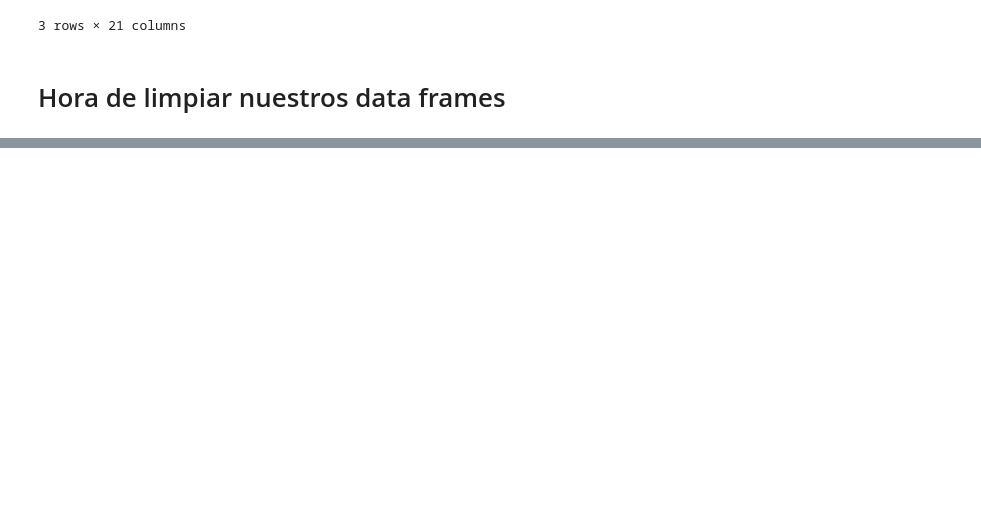
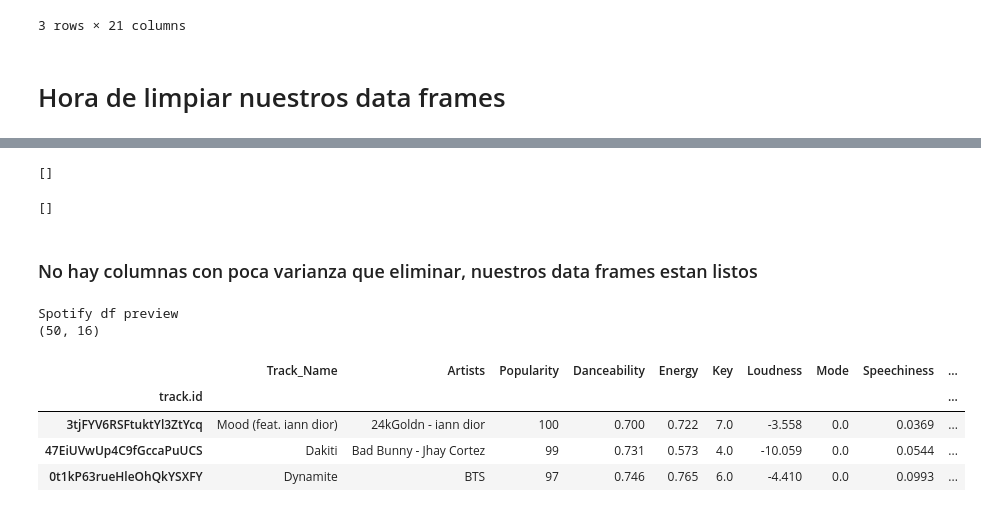
Before and after one commit to joseruga/Proyect-API-and-Web-Scraping, a Jupyter notebook: Code/Proyecto_scrapping_API_wrapper_codigo_explicado.ipynb, the cells around one changed output, grey strips where cells are left out. Drawn from its saved outputs; the diff is of its cells as text; code cells hidden in the pictures; blank space fills up the shorter version.

```diff
--- a/Proyecto scrapping_API.ipynb
+++ b/Code/Proyecto_scrapping_API_wrapper_codigo_explicado.ipynb
@@ -260,0 +307,6 @@ Billboard df preview
+# %%
+def artist_extract(list_dict):
+    return(' - '.join([artist['name'] for artist in list_dict]))
+# %%
+billboard_songs_feat['Artists']=billboard_songs_feat['Artists'].apply(artist_extract)
+spotify_songs_feat['Artists']=spotify_songs_feat['Artists'].apply(artist_extract)
@@ -260,0 +341,50 @@ Billboard df preview
+# %%
+#Cambiamos los campos q necesitamos a numerico para hacer analisis
+numeric_cols = ['Danceability',
+       'Energy', 'Key', 'Loudness', 'Mode', 'Speechiness', 'Acousticness',
+       'Instrumentalness', 'Liveness', 'Valence', 'Tempo', 'Duration']
+for col in numeric_cols:
+    spotify_songs_feat[col]=spotify_songs_feat[col].astype('float64')
+for col in numeric_cols:
+    billboard_songs_feat[col]=billboard_songs_feat[col].astype('float64')
+# %%
+#Cambiamos el tiempo a segundos
+spotify_songs_feat['Duration']=spotify_songs_feat['Duration']/1000
+billboard_songs_feat['Duration']=billboard_songs_feat['Duration']/1000
+# %%
+#Buscamos las columnas que tienen poca varianza pues no nos dan mucho valor
+low_variance_spotify=[]
+for col in spotify_songs_feat._get_numeric_data():#Get numeric solo trae las q tienen nums
+    minimun = min(spotify_songs_feat[col]) #Seleccionas el valor mas chico d la columna
+    ninety_pc = np.percentile(spotify_songs_feat[col],90) #Calculamos el percentil 90
+    if ninety_pc == minimun: #Si el minimo es igual al 90% d las observaciones, no es útil
+        low_variance.append(col) #Creamos una lista con los nombres d col q cumplen esta condicion
+low_variance_spotify
+# %% [output]
+[]
+# %%
+#Buscamos las columnas que tienen poca varianza pues no nos dan mucho valor
+low_variance_billboard=[]
+for col in billboard_songs_feat._get_numeric_data():#Get numeric solo trae las q tienen nums
+    minimun = min(billboard_songs_feat[col]) #Seleccionas el valor mas chico d la columna
+    ninety_pc = np.percentile(billboard_songs_feat[col],90) #Calculamos el percentil 90
+    if ninety_pc == minimun: #Si el minimo es igual al 90% d las observaciones, no es útil
+        low_variance.append(col) #Creamos una lista con los nombres d col q cumplen esta condicion
+low_variance_billboard
+# %% [output]
+[]
+# %% [markdown]
+### No hay columnas con poca varianza que eliminar, nuestros data frames estan listos
+# %%
+print('Spotify df preview')
+print(spotify_songs_feat.shape)
+spotify_songs_feat.to_csv('Spotify_output')
+spotify_songs_feat.head(3)
+# %% [output]
+Spotify df preview
+(50, 16)
+|  | Track_Name | Artists | Popularity | Danceability | Energy | Key | Loudness | Mode | Speechiness | ... |
+| track.id |  |  |  |  |  |  |  |  |  | ... |
+| 3tjFYV6RSFtuktYl3ZtYcq | Mood (feat. iann dior) | 24kGoldn - iann dior | 100 | 0.700 | 0.722 | 7.0 | -3.558 | 0.0 | 0.0369 | ... |
+| 47EiUVwUp4C9fGccaPuUCS | Dakiti | Bad Bunny - Jhay Cortez | 99 | 0.731 | 0.573 | 4.0 | -10.059 | 0.0 | 0.0544 | ... |
+| 0t1kP63rueHleOhQkYSXFY | Dynamite | BTS | 97 | 0.746 | 0.765 | 6.0 | -4.410 | 0.0 | 0.0993 | ... |
```
Also changed, not shown: parts of 20 cells of this notebook, 6 other files.
